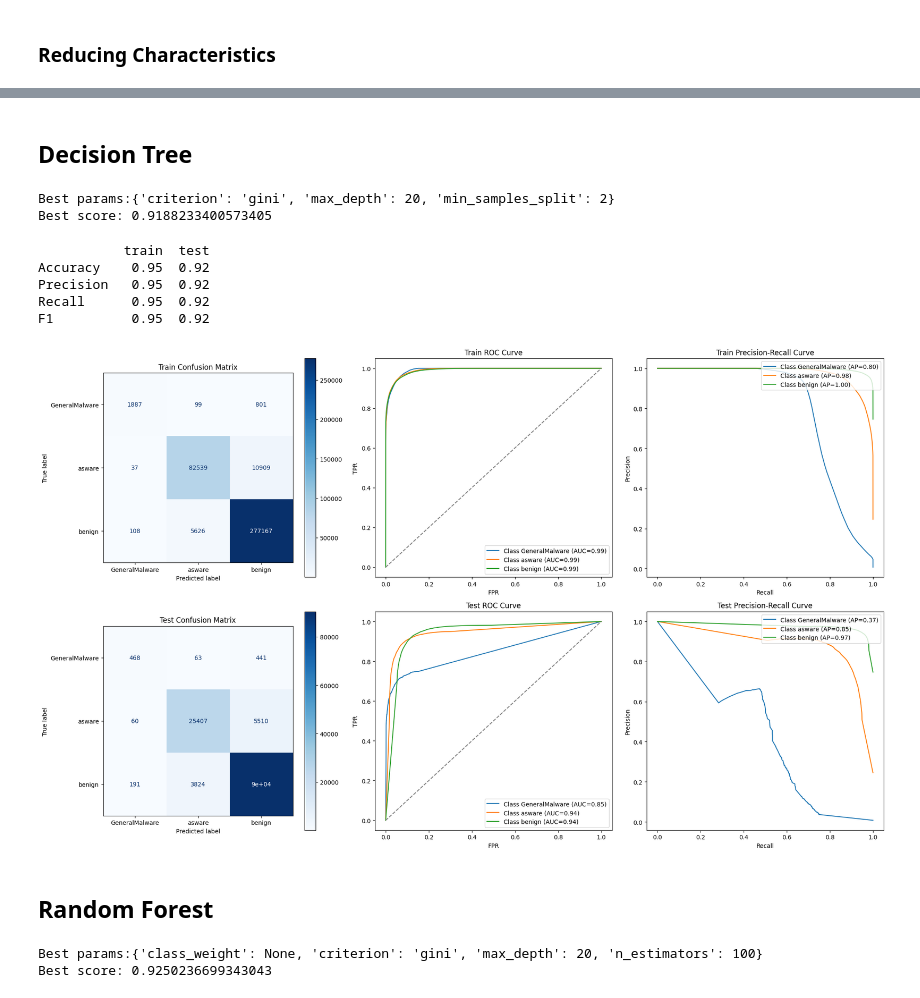
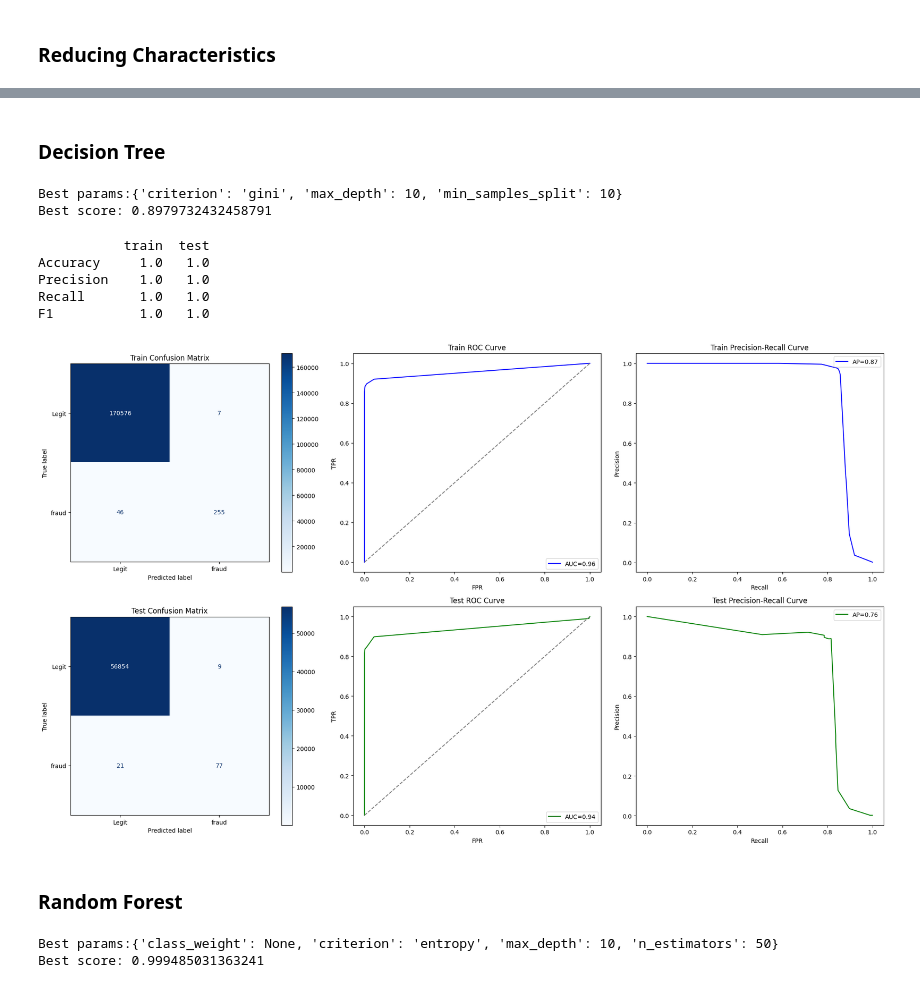
Before and after one commit to No-Country-simulation/c19-128-t-data-bi, a Jupyter notebook: Notebooks/ml_models.ipynb, the cells around one changed output, grey strips where cells are left out. Saved outputs shown, nothing was run; the diff lists cells and outputs as text; code cells hidden in the pictures.

```diff
--- a/Notebooks/ml_models.ipynb
+++ b/Notebooks/ml_models.ipynb
@@ -18,4 +20,4 @@ from sklearn.model_selection import train_test_split, GridSearchCV
 from sklearn.metrics import (f1_score, roc_auc_score, precision_recall_curve, confusion_matrix,ConfusionMatrixDisplay,
                              roc_curve, average_precision_score, accuracy_score,classification_report)
 # %%
-df = pd.read_csv('../data/TotalFeatures-ISCXFlowMeter.csv')
+df = pd.read_csv('../data/creditcard.csv')
@@ -120,15 +124,9 @@ def remove_labels(df, label_name):
 train_set, test_set, valid_set = train_val_test_split(df)
 # %%
 # We devide into features and target
-X_train, y_train = remove_labels(train_set, 'calss')
-X_val, y_val = remove_labels(valid_set, 'calss')
-X_test, y_test = remove_labels(test_set, 'calss')
+X_train, y_train = remove_labels(train_set, 'Class')
+X_val, y_val = remove_labels(valid_set, 'Class')
+X_test, y_test = remove_labels(test_set, 'Class')
-# %%
-# We encode our targets using label enconder
-l_e = LabelEncoder()
-y_train = l_e.fit_transform(y_train)
-y_val = l_e.fit_transform(y_val)
-y_test = l_e.fit_transform(y_test)
 # %%
 # We create and train our model
 seed = 42
@@ -222,5 +204,5 @@ F1          0.71  0.71
 # %% [markdown]
-## Decision Tree
+### Decision Tree
 # %%
 model_tree = DecisionTreeClassifier(random_state=seed)
 param_grid = {
@@ -228,7 +210,7 @@ param_grid = {
     'max_depth': [None, 10, 20, 50, 100],
     'min_samples_split': [2, 5, 10]
 }
-grid_tree = GridSearchCV(estimator=model_tree, param_grid=param_grid, scoring='accuracy', cv=5, n_jobs=-1)
+grid_tree = GridSearchCV(estimator=model_tree, param_grid=param_grid, scoring='roc_auc', cv=5, n_jobs=-1)
 grid_tree.fit(X_train_reduced, y_train)
 
 print(f'''
@@ -236,19 +218,19 @@ Best params:{ grid_tree.best_params_}
 Best score: {grid_tree.best_score_}
 ''')
 # %% [output]
-Best params:{'criterion': 'gini', 'max_depth': 20, 'min_samples_split': 2}
-Best score: 0.9188233400573405
+Best params:{'criterion': 'gini', 'max_depth': 10, 'min_samples_split': 10}
+Best score: 0.8979732432458791
 # %%
-evaluate_model(grid_tree.best_estimator_, X_train_reduced, y_train, X_test_reduced, y_test,l_e.classes_)
+evaluate_model(grid_tree.best_estimator_, X_train_reduced, y_train, X_test_reduced, y_test,['Legit','fraud'])
 # %% [output]
            train  test
-Accuracy    0.95  0.92
-Precision   0.95  0.92
-Recall      0.95  0.92
-F1          0.95  0.92
+Accuracy     1.0   1.0
+Precision    1.0   1.0
+Recall       1.0   1.0
+F1           1.0   1.0
-[figure, old version]
+[figure, new version]
 # %% [markdown]
-## Random Forest
+### Random Forest
 # %%
 # Using gridserach to find the best model
 model_forest = RandomForestClassifier()
@@ -258,7 +240,7 @@ param_grid = {
     'max_depth':[10, 20, 30],
     'class_weight':[None, 'balanced']
 }
-grid_forest = GridSearchCV(estimator=model_forest, param_grid=param_grid, scoring='accuracy', cv=3, n_jobs=-1)
+grid_forest = GridSearchCV(estimator=model_forest, param_grid=param_grid, scoring='roc_auc', cv=3, n_jobs=-1)
 grid_forest.fit(X_train_reduced, y_train)
 
 print(f'''
@@ -266,6 +248,6 @@ Best params:{ grid_forest.best_params_}
 Best score: {grid_forest.best_score_}
 ''')
 # %% [output]
-Best params:{'class_weight': None, 'criterion': 'gini', 'max_depth': 20, 'n_estimators': 100}
-Best score: 0.9250236699343043
+Best params:{'class_weight': None, 'criterion': 'entropy', 'max_depth': 10, 'n_estimators': 50}
+Best score: 0.999485031363241
 # %%
```
Also changed, not shown: parts of 35 cells of this notebook.
